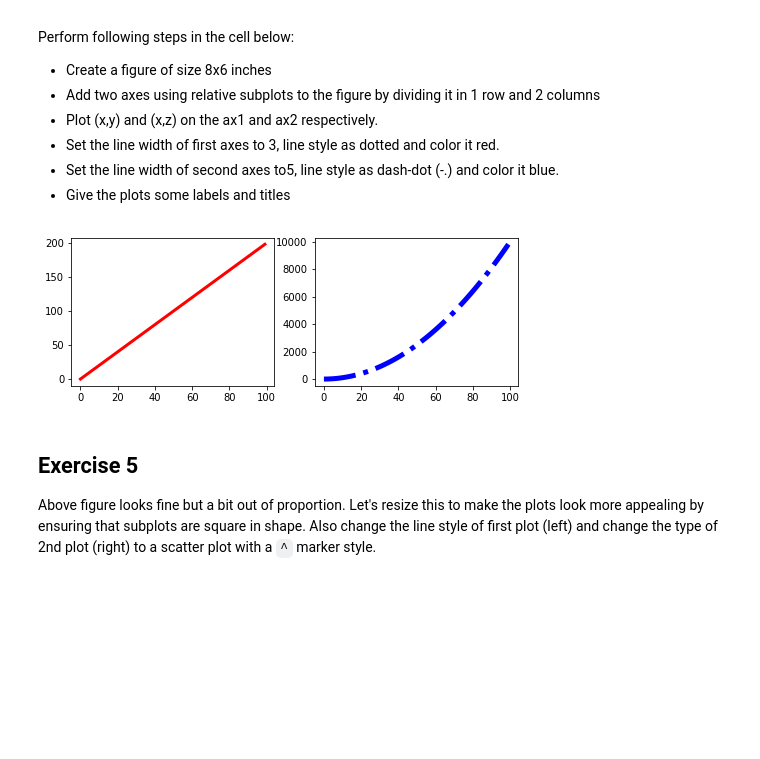
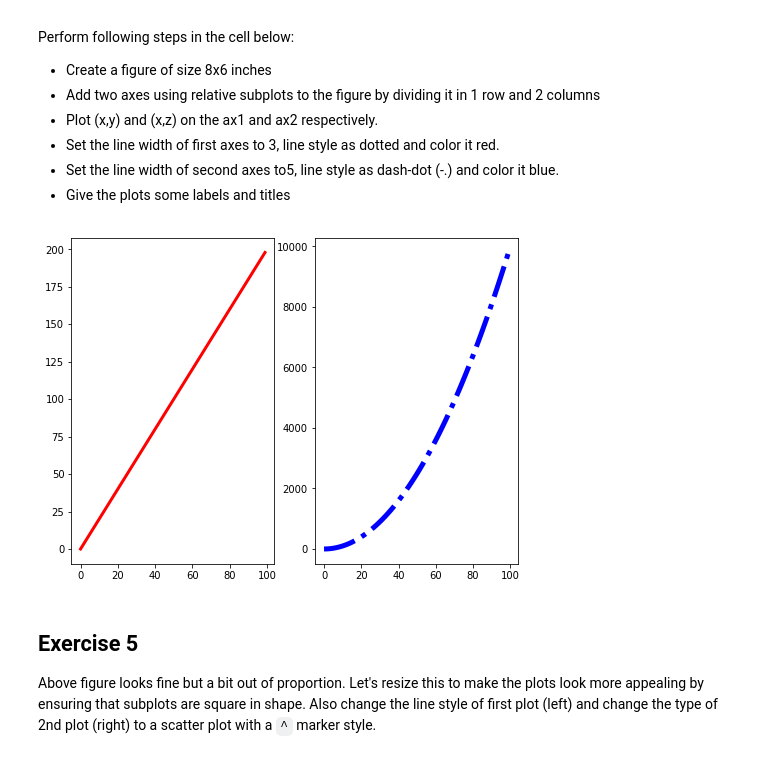
Before and after one commit to jdmitchell0216/ds-matplotlib-intro-lab-nyc-ds-career-012819, a Jupyter notebook: index.ipynb, the cells around one changed output. Drawn from its saved outputs; the diff is of its cells as text; code cells hidden in the pictures; blank space fills up the shorter version.

```diff
--- a/index.ipynb
+++ b/index.ipynb
@@ -143,16 +143,16 @@ Perform following steps in the cell below:
 # %%
 # Define a new figure with matplotlib's .plot() function.
 new_figure = plt.figure(figsize = (8, 6))
 # Add a subplot to the figure - a new axes
-ax1 = new_figure.add_subplot(221)
-ax2 = new_figure.add_subplot(22)
+ax1 = new_figure.add_subplot(121)
+ax2 = new_figure.add_subplot(122)
 # Generate a line plot
 ax1.plot(x, y, color='red', linewidth=3, linestyle = '-')
 ax2.plot(x, z, color='blue', linewidth=5, linestyle = '-.')
 
 plt.show()
 # %% [output]
-[figure, old version]
+[figure, new version]
 # %% [markdown]
 ## Exercise 5
 
```
